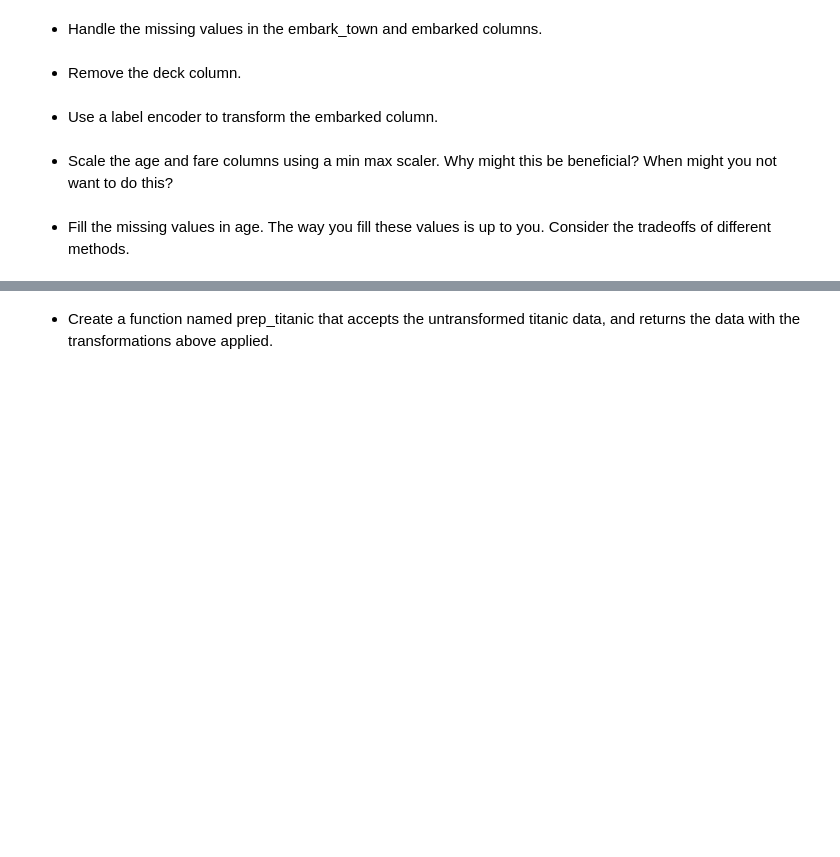
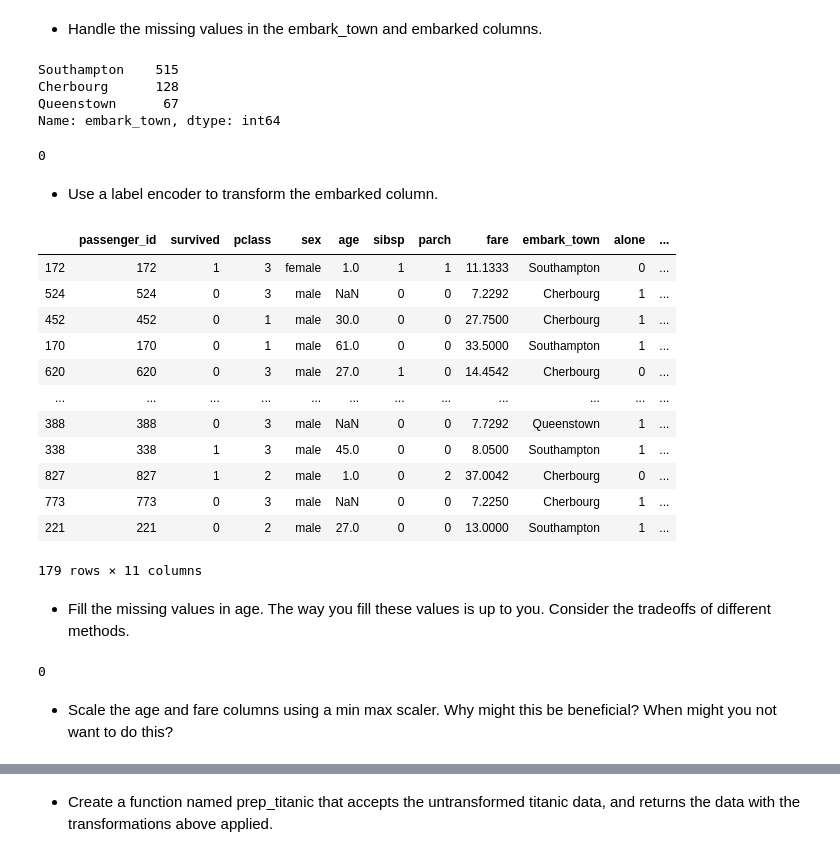
Before and after one commit to JadaShipp/ds-methodologies-exercises, a Jupyter notebook: classification/classification_exercises.ipynb, the cells around one changed output, grey strips where cells are left out. Cells and saved outputs as stored; diff of their text form; code cells hidden in the pictures; blank space fills up the shorter version.

```diff
--- a/classification/classification_exercises.ipynb
+++ b/classification/classification_exercises.ipynb
@@ -433,9 +535,56 @@ titanic_df.head()
 # %% [markdown]
 - Handle the missing values in the embark_town and embarked columns.
-# %% [markdown]
-- Remove the deck column.
-# %%
-titanic_df = titanic_df.drop(columns=['deck'])
-titanic_df.head()
+# %%
+train, test = train_test_split(titanic_df, train_size=.80, random_state=123)
+# %%
+train.embark_town.value_counts()
+# %% [output]
+Southampton    515
+Cherbourg      128
+Queenstown      67
+Name: embark_town, dtype: int64
+# %%
+train.embark_town = train.embark_town.fillna('Southampton')
+test.embark_town = test.embark_town.fillna('Southampton')
+# %%
+train.embark_town.isna().sum()
+# %% [output]
+0
 # %% [markdown]
 - Use a label encoder to transform the embarked column.
+# %%
+encoder = LabelEncoder()
+encoder.fit(train.embark_town)
+
+train.encoded = encoder.transform(train.embark_town)
+test.encoded = encoder.transform(test.embark_town)
+
+train_array = np.array(train.encoded).reshape(len(train.encoded),1)
+test_array = np.array(test.encoded).reshape(len(test.encoded),1)
+# %%
+cols = ['encoded_' + train.columns[8]]
+pd.concat([
+    train,
+    pd.DataFrame(train_array, columns = cols, index=train.index)
+], axis=1)
+
+pd.concat([
+    test,
+    pd.DataFrame(test_array, columns = cols, index=test.index)
+], axis=1)
+# %% [output]
+|  | passenger_id | survived | pclass | sex | age | sibsp | parch | fare | embark_town | alone | ... |
+| 172 | 172 | 1 | 3 | female | 1.0 | 1 | 1 | 11.1333 | Southampton | 0 | ... |
+| 524 | 524 | 0 | 3 | male | NaN | 0 | 0 | 7.2292 | Cherbourg | 1 | ... |
+| 452 | 452 | 0 | 1 | male | 30.0 | 0 | 0 | 27.7500 | Cherbourg | 1 | ... |
+| 170 | 170 | 0 | 1 | male | 61.0 | 0 | 0 | 33.5000 | Southampton | 1 | ... |
+| 620 | 620 | 0 | 3 | male | 27.0 | 1 | 0 | 14.4542 | Cherbourg | 0 | ... |
+| ... | ... | ... | ... | ... | ... | ... | ... | ... | ... | ... | ... |
+| 388 | 388 | 0 | 3 | male | NaN | 0 | 0 | 7.7292 | Queenstown | 1 | ... |
+| 338 | 338 | 1 | 3 | male | 45.0 | 0 | 0 | 8.0500 | Southampton | 1 | ... |
+| 827 | 827 | 1 | 2 | male | 1.0 | 0 | 2 | 37.0042 | Cherbourg | 0 | ... |
+| 773 | 773 | 0 | 3 | male | NaN | 0 | 0 | 7.2250 | Cherbourg | 1 | ... |
+| 221 | 221 | 0 | 2 | male | 27.0 | 0 | 0 | 13.0000 | Southampton | 1 | ... |
+179 rows × 11 columns
+# %% [markdown]
+- Fill the missing values in age. The way you fill these values is up to you. Consider the tradeoffs of different methods.
@@ -442,4 +596,6 @@ titanic_df.head()
+# %%
+train.age.isna().sum()
+# %% [output]
+0
 # %% [markdown]
 - Scale the age and fare columns using a min max scaler. Why might this be beneficial? When might you not want to do this?
-# %% [markdown]
-- Fill the missing values in age. The way you fill these values is up to you. Consider the tradeoffs of different methods.
```
Also changed, not shown: parts of 21 cells of this notebook.
